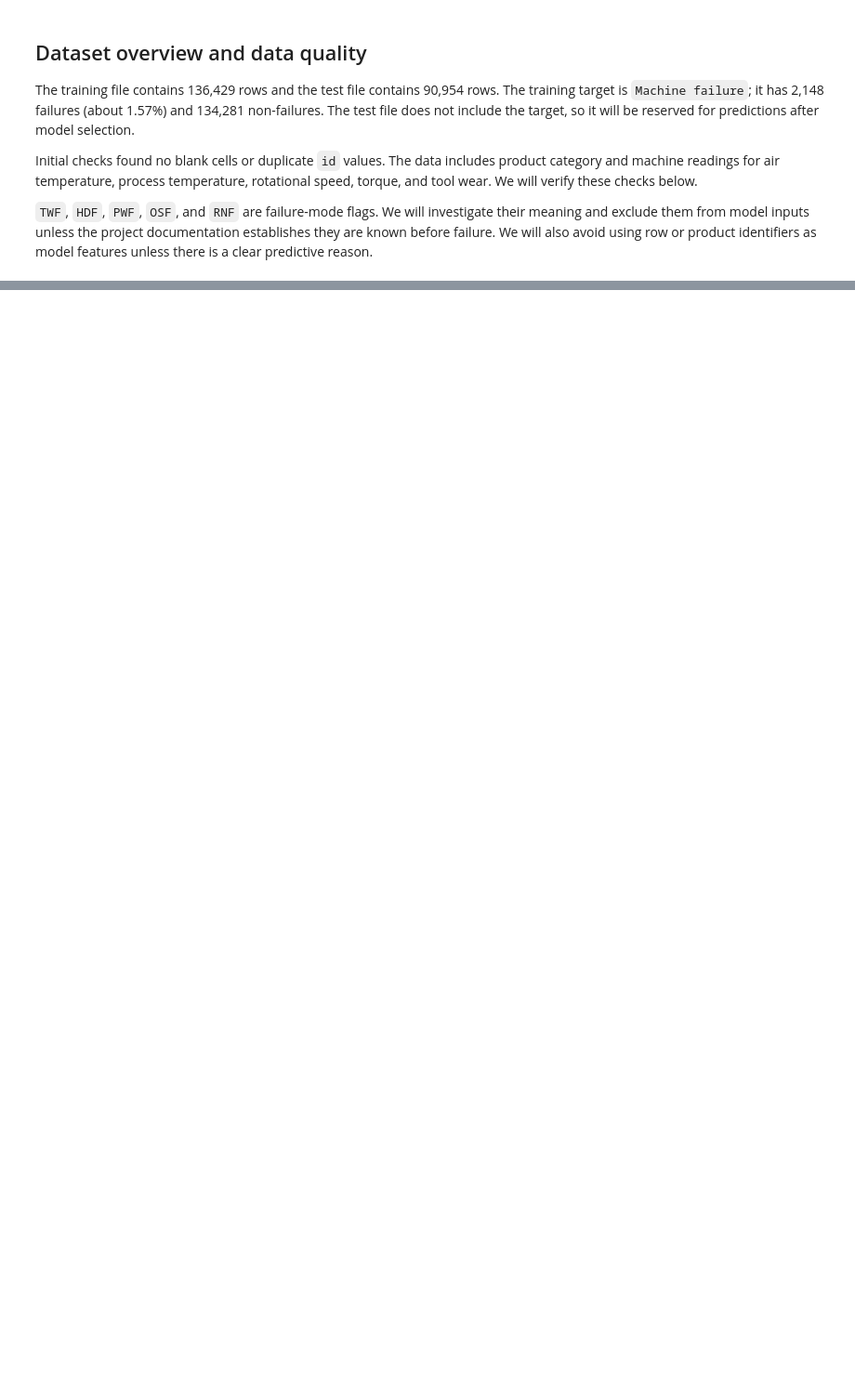
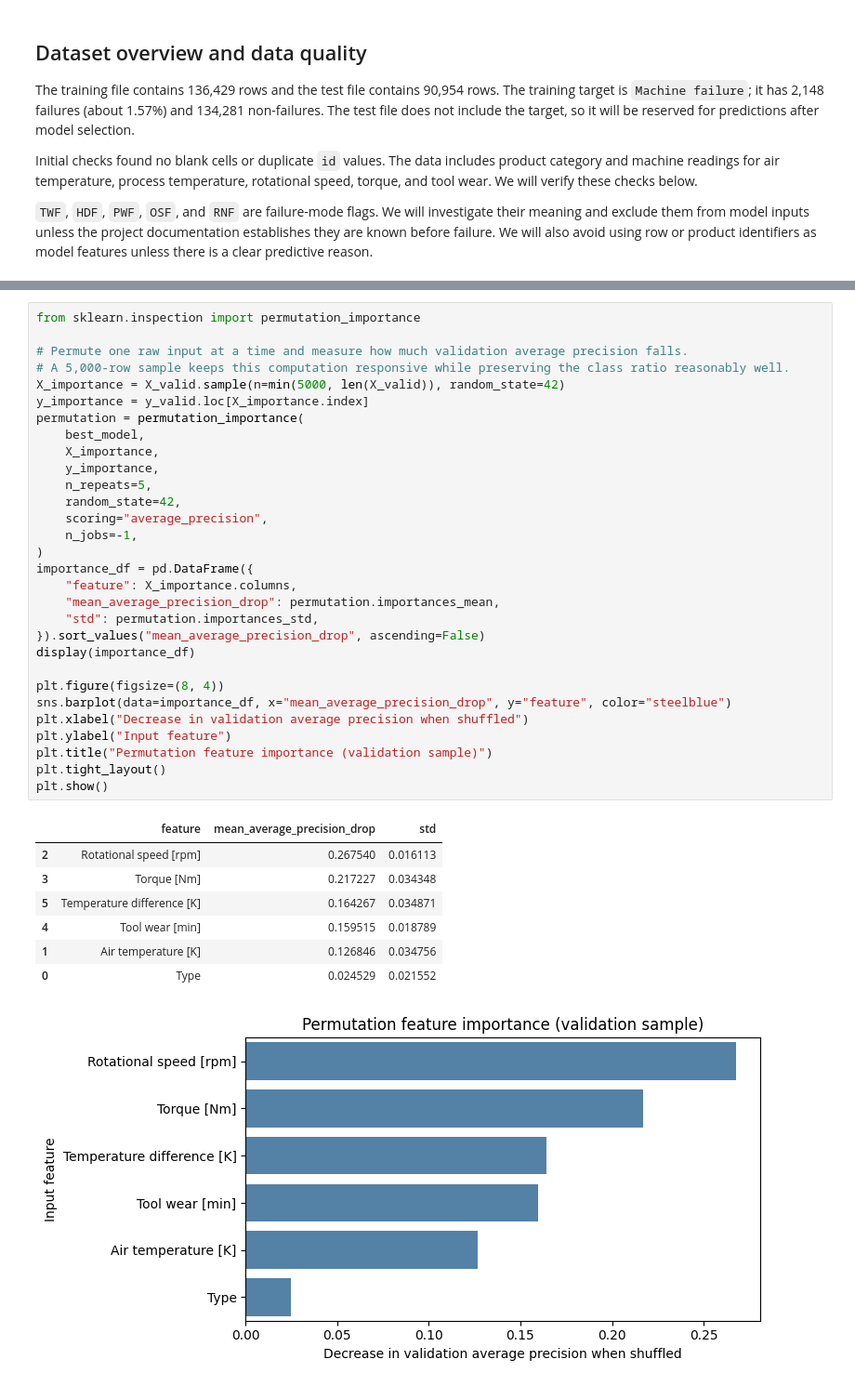
Before and after one commit to pranatipradhanwork-alt/Tata_Steel_machine_failure_predict, a Jupyter notebook: notebooks/tata_steel_machine_failure_prediction.ipynb, the cells around one changed output, grey strips where cells are left out. Shown at 93% size. Drawn from its saved outputs; the diff is of its cells as text; blank space fills up the shorter version.

```diff
--- a/notebooks/tata_steel_machine_failure_prediction.ipynb
+++ b/notebooks/tata_steel_machine_failure_prediction.ipynb
@@ -96,0 +440,39 @@ plt.show()
+# %%
+from sklearn.inspection import permutation_importance
+
+# Permute one raw input at a time and measure how much validation average precision falls.
+# A 5,000-row sample keeps this computation responsive while preserving the class ratio reasonably well.
+X_importance = X_valid.sample(n=min(5000, len(X_valid)), random_state=42)
+y_importance = y_valid.loc[X_importance.index]
+permutation = permutation_importance(
+    best_model,
+    X_importance,
+    y_importance,
+    n_repeats=5,
+    random_state=42,
+    scoring="average_precision",
+    n_jobs=-1,
+)
+importance_df = pd.DataFrame({
+    "feature": X_importance.columns,
+    "mean_average_precision_drop": permutation.importances_mean,
+    "std": permutation.importances_std,
+}).sort_values("mean_average_precision_drop", ascending=False)
+display(importance_df)
+
+plt.figure(figsize=(8, 4))
+sns.barplot(data=importance_df, x="mean_average_precision_drop", y="feature", color="steelblue")
+plt.xlabel("Decrease in validation average precision when shuffled")
+plt.ylabel("Input feature")
+plt.title("Permutation feature importance (validation sample)")
+plt.tight_layout()
+plt.show()
+# %% [output]
+|  | feature | mean_average_precision_drop | std |
+| 2 | Rotational speed [rpm] | 0.267540 | 0.016113 |
+| 3 | Torque [Nm] | 0.217227 | 0.034348 |
+| 5 | Temperature difference [K] | 0.164267 | 0.034871 |
+| 4 | Tool wear [min] | 0.159515 | 0.018789 |
+| 1 | Air temperature [K] | 0.126846 | 0.034756 |
+| 0 | Type | 0.024529 | 0.021552 |
+[figure, added]
```
Also changed, not shown: parts of 13 cells of this notebook.
